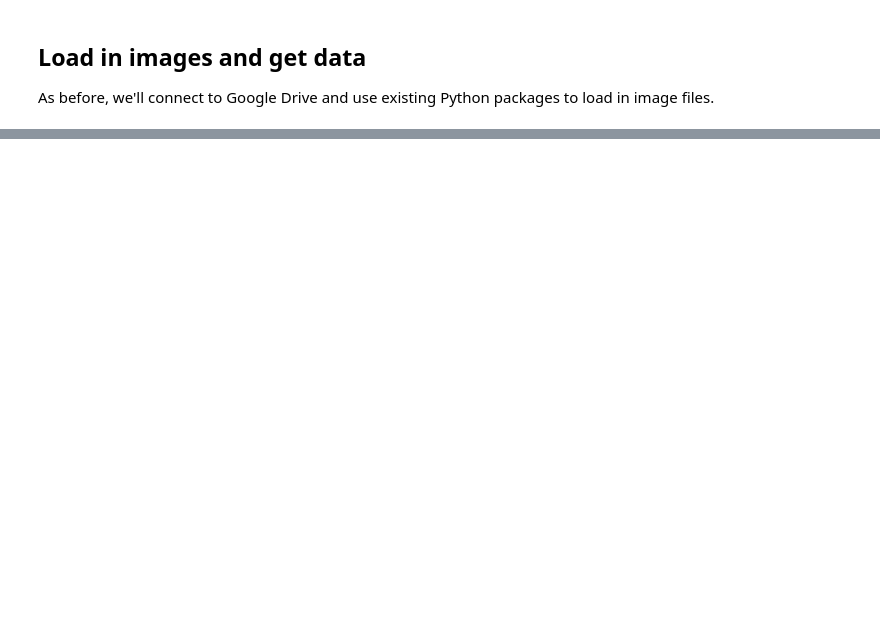
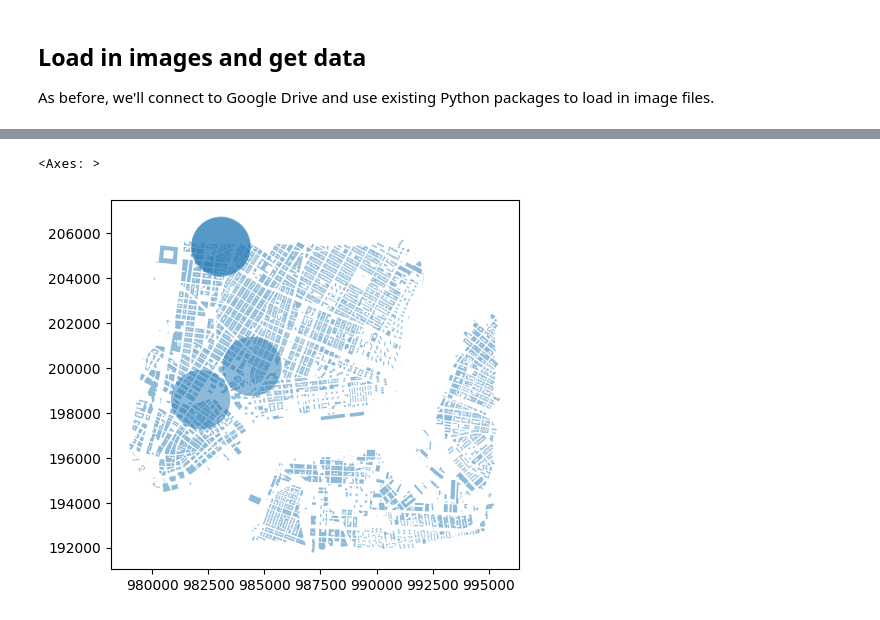
Before and after one commit to brian-ho/intro-to-urban-data, a Jupyter notebook: Scale/S01_Grasshopper_and_wiring_it_up.ipynb, the cells around one changed output, grey strips where cells are left out. Drawn from its saved outputs; the diff is of its cells as text; code cells hidden in the pictures; blank space fills up the shorter version.

```diff
--- a/Scale/S01_Grasshopper_and_wiring_it_up.ipynb
+++ b/Scale/S01_Grasshopper_and_wiring_it_up.ipynb
@@ -250,0 +241,15 @@ all_images_df.to_csv('example.csv', index=False, sep=';')
+# %%
+# Define our intended distance
+distance = 5280 / 4
+
+# Create a copy of our image GeoDataFrame
+all_images_buffer_gdf = all_images_gdf.copy()
+
+# Buffer the geometry in the copy of the image GeoDataFrame
+all_images_buffer_gdf.geometry = all_images_buffer_gdf.buffer(distance)
+
+# Let's see our buffer regions
+pd.concat([all_images_buffer_gdf, buildings_gdf]).plot(alpha=0.5)
+# %% [output]
+<Axes: >
+[figure, added]
```
Also changed, not shown: parts of 58 cells of this notebook, 16 other files.
